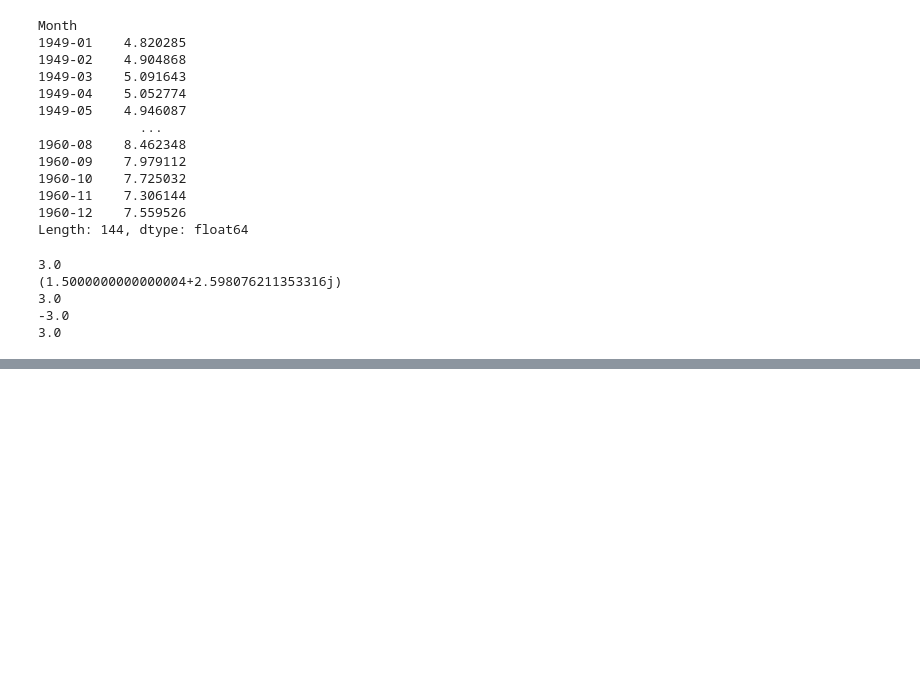
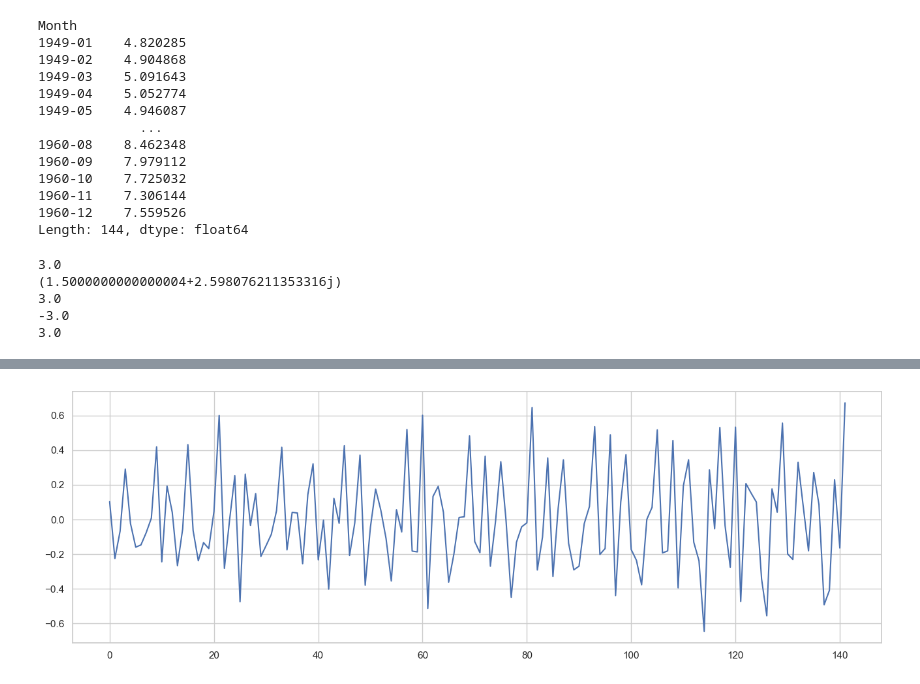
Before and after one commit to luizakuze/Cursos, a Jupyter notebook: cursos/series-temporais/fundamentos/transformacao_diferenciacao.ipynb, the cells around one changed output, grey strips where cells are left out. Cells and saved outputs as stored; diff of their text form; code cells hidden in the pictures; blank space fills up the shorter version.

```diff
--- a/cursos/series-temporais/fundamentos/transformacao_diferenciacao.ipynb
+++ b/cursos/series-temporais/fundamentos/transformacao_diferenciacao.ipynb
@@ -177,0 +282,8 @@ sns.displot(serie3);
+# %%
+# diferenciação de segunda ordem
+serie5 = np.diff(serie4)
+# %%
+plt.plot(serie5)
+plt.show()
+# %% [output]
+[figure, added]
```
Also changed, not shown: parts of 23 cells of this notebook.
